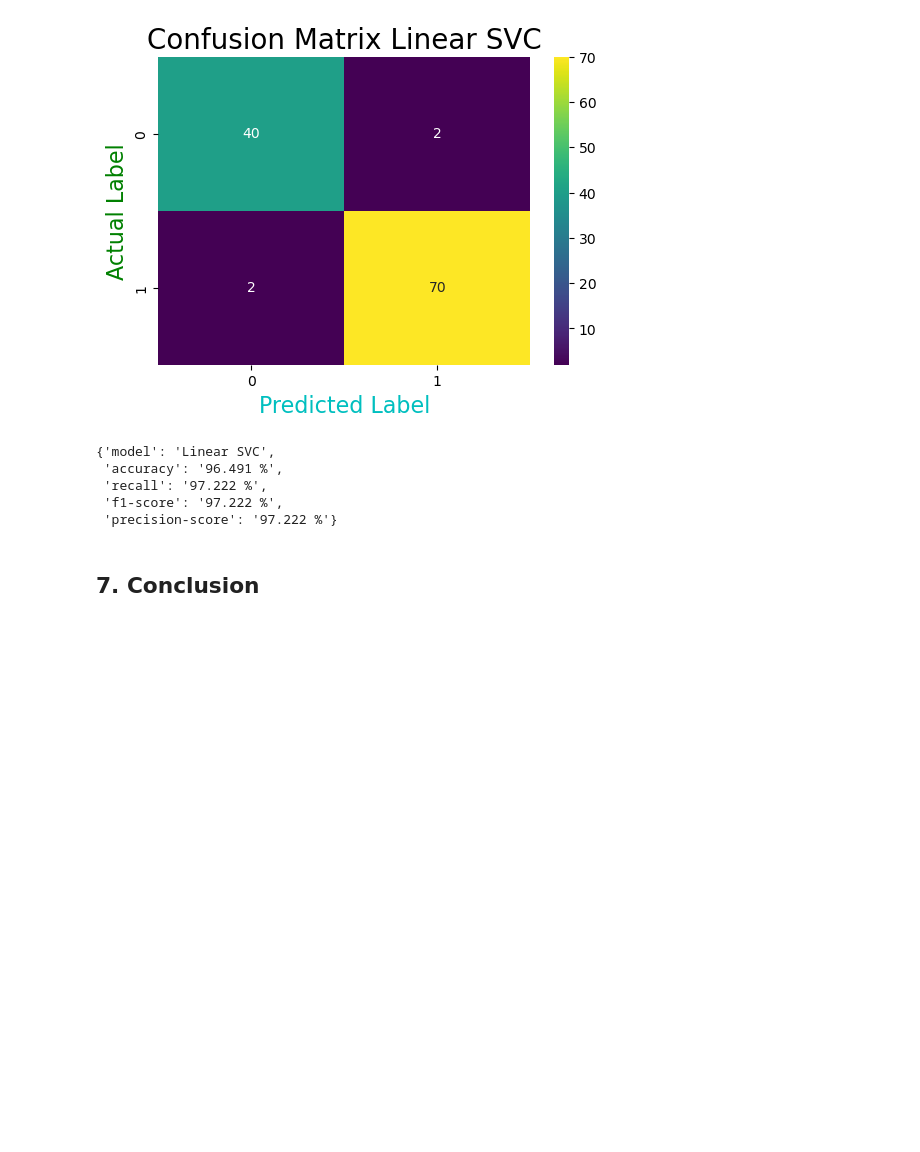
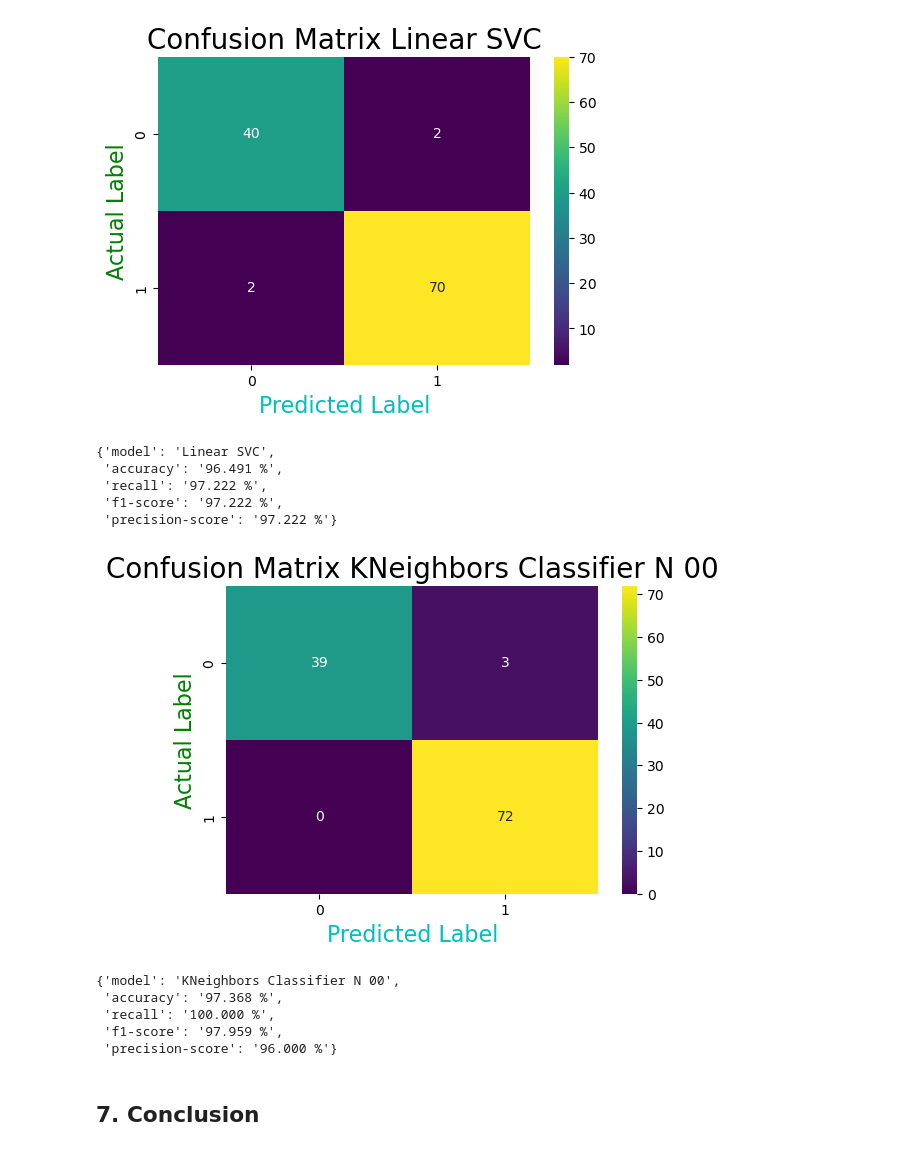
Before and after one commit to snowden1010/Breast-Cancer, a Jupyter notebook: Breast-Cancer-Classification.ipynb, the cells around one changed output. Drawn from its saved outputs; the diff is of its cells as text; code cells hidden in the pictures; blank space fills up the shorter version.

Commit message:
Trained and Evaluated KNeighbors Classifier Model

```diff
--- a/Breast-Cancer-Classification.ipynb
+++ b/Breast-Cancer-Classification.ipynb
@@ -444,3 +445,6 @@ l_svc_model.fit(X_train_scaled, y_train)
 LinearSVC(random_state=42)
 # %% [markdown]
 <hr>
+# %%
+knc_model = KNeighborsClassifier(n_neighbors=7)
+knc_model.fit(X_train_scaled, y_train)
@@ -484,5 +492,14 @@ l_svc_model_metrics
  'recall': '97.222 %',
  'f1-score': '97.222 %',
  'precision-score': '97.222 %'}
+# %%
+evaluate_model(knc_model, "KNeighbors Classifier N 00", X_test_scaled, y_test)
+# %% [output]
+[figure, added]
+{'model': 'KNeighbors Classifier N 00',
+ 'accuracy': '97.368 %',
+ 'recall': '100.000 %',
+ 'f1-score': '97.959 %',
+ 'precision-score': '96.000 %'}
 # %% [markdown]
 ## 7. Conclusion
```
Also changed, not shown: parts of 3 cells of this notebook.
